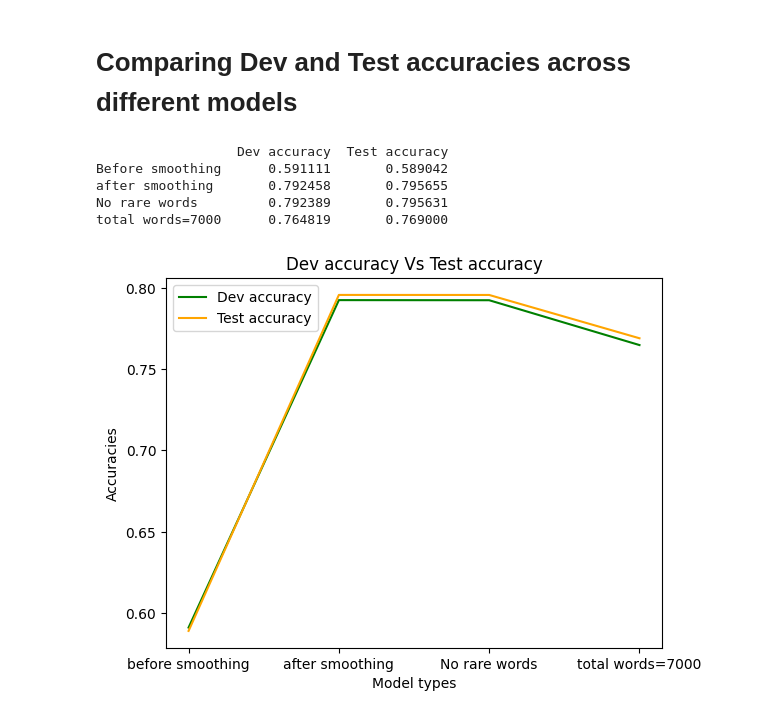
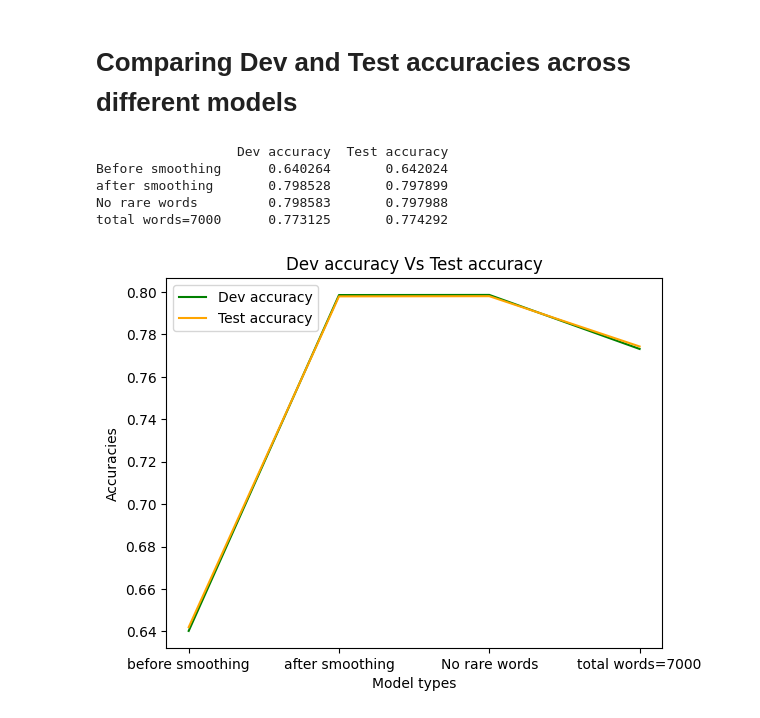
Before and after one commit to Moukthika1253/NaiveBayesClassifier-Rotten-Tomato-reviews, a Jupyter notebook: NBC_Rotten_tomato_reviews.ipynb, the cells around one changed output. Saved outputs shown, nothing was run; the diff lists cells and outputs as text; code cells hidden in the pictures.

```diff
--- a/NBC_Rotten_tomato_reviews.ipynb
+++ b/NBC_Rotten_tomato_reviews.ipynb
@@ -477,27 +473,27 @@ Accuracy on Test dataset:  0.769
 # Comparing Dev and Test accuracies across different models
 # %%
 import pandas as pd
-data={'Dev accuracy':[0.5911111111111111,0.7924583333333334, 0.7923888888888889, 0.7648194444444445],
-      'Test accuracy':[0.5890416666666667,0.7956547619047619, 0.7956309523809524,0.769]}
+data={'Dev accuracy':[0.6402638888888889,0.7985277777777777,  0.7985833333333333, 0.773125],
+      'Test accuracy':[0.6420238095238096,0.7978988095238095,  0.7979880952380952,0.7742916666666667]}
 df=pd.DataFrame(data,index=['Before smoothing',"after smoothing","No rare words","total words=7000"])
 print(df)
 # %% [output]
                   Dev accuracy  Test accuracy
-Before smoothing      0.591111       0.589042
-after smoothing       0.792458       0.795655
-No rare words         0.792389       0.795631
-total words=7000      0.764819       0.769000
+Before smoothing      0.640264       0.642024
+after smoothing       0.798528       0.797899
+No rare words         0.798583       0.797988
+total words=7000      0.773125       0.774292
 # %%
-accuracies_dev=[0.5911111111111111,0.7924583333333334, 0.7923888888888889, 0.7648194444444445]
-accuracies_test=[0.5890416666666667,0.7956547619047619, 0.7956309523809524,0.769]
+accuracies_dev=[0.6402638888888889,0.7985277777777777,  0.7985833333333333, 0.773125]
+accuracies_test=[0.6420238095238096,0.7978988095238095,  0.7979880952380952,0.7742916666666667]
 types=["before smoothing","after smoothing","No rare words","total words=7000"]
 import matplotlib.pyplot as plt
 plt.title("Dev accuracy Vs Test accuracy")
 plt.plot(types,accuracies_dev,'g',label="Dev accuracy")
 plt.plot(types,accuracies_test,'orange',label="Test accuracy")
 plt.xlabel('Model types')
 plt.ylabel('Accuracies')
 plt.legend()
 plt.show()
 # %% [output]
-[figure, old version]
+[figure, new version]
```
Also changed, not shown: parts of 28 cells of this notebook.
